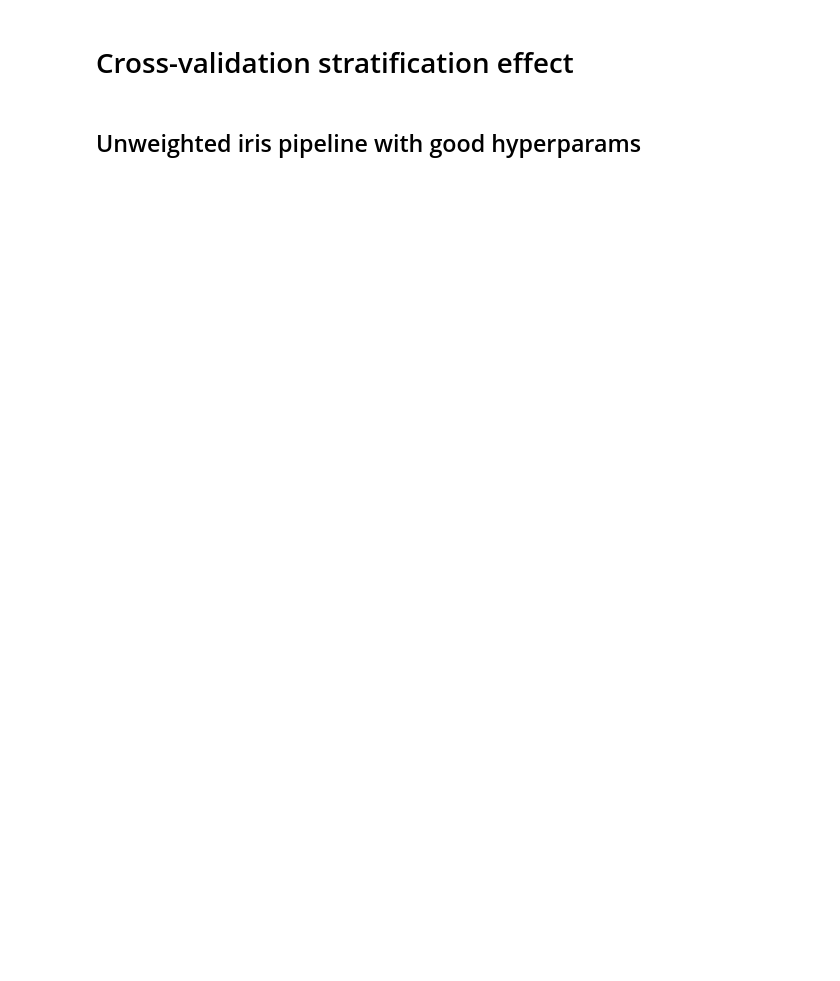
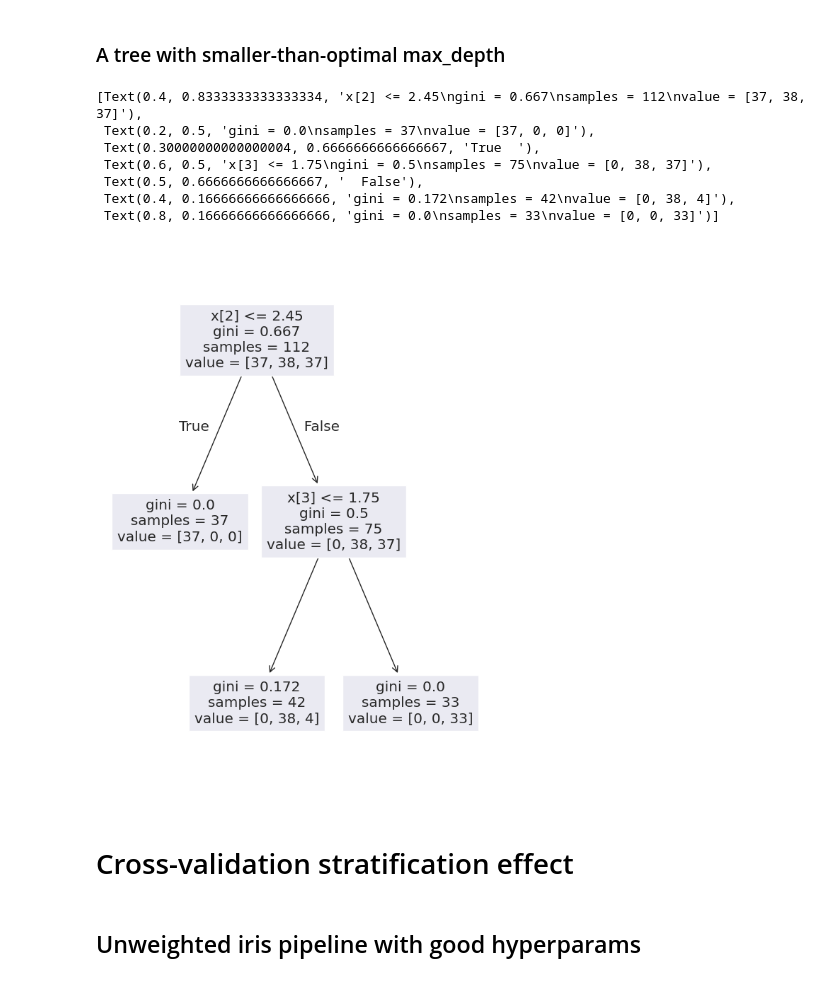
Before and after one commit to Dund33/um-3, a Jupyter notebook: trees.ipynb, the cells around one changed output. Saved outputs shown, nothing was run; the diff lists cells and outputs as text; code cells hidden in the pictures; blank space fills up the shorter version.

```diff
--- a/trees.ipynb
+++ b/trees.ipynb
@@ -139,2 +194,18 @@ F1 Score: 0.8947
+# %% [markdown]
+### A tree with smaller-than-optimal max_depth
+# %%
+max_depth_tree = build_pipeline(max_depth=2)
+max_depth_tree.fit(x_iris, y_iris)
+_, ax = plt.subplots(figsize=(7,10))
+plot_tree(max_depth_tree['classifier'], ax=ax)
+# %% [output]
+[Text(0.4, 0.8333333333333334, 'x[2] <= 2.45\ngini = 0.667\nsamples = 112\nvalue = [37, 38, 37]'),
+ Text(0.2, 0.5, 'gini = 0.0\nsamples = 37\nvalue = [37, 0, 0]'),
+ Text(0.30000000000000004, 0.6666666666666667, 'True  '),
+ Text(0.6, 0.5, 'x[3] <= 1.75\ngini = 0.5\nsamples = 75\nvalue = [0, 38, 37]'),
+ Text(0.5, 0.6666666666666667, '  False'),
+ Text(0.4, 0.16666666666666666, 'gini = 0.172\nsamples = 42\nvalue = [0, 38, 4]'),
+ Text(0.8, 0.16666666666666666, 'gini = 0.0\nsamples = 33\nvalue = [0, 0, 33]')]
+[figure, added]
 # %% [markdown]
 # Cross-validation stratification effect
```
Also changed, not shown: parts of 37 cells of this notebook.
